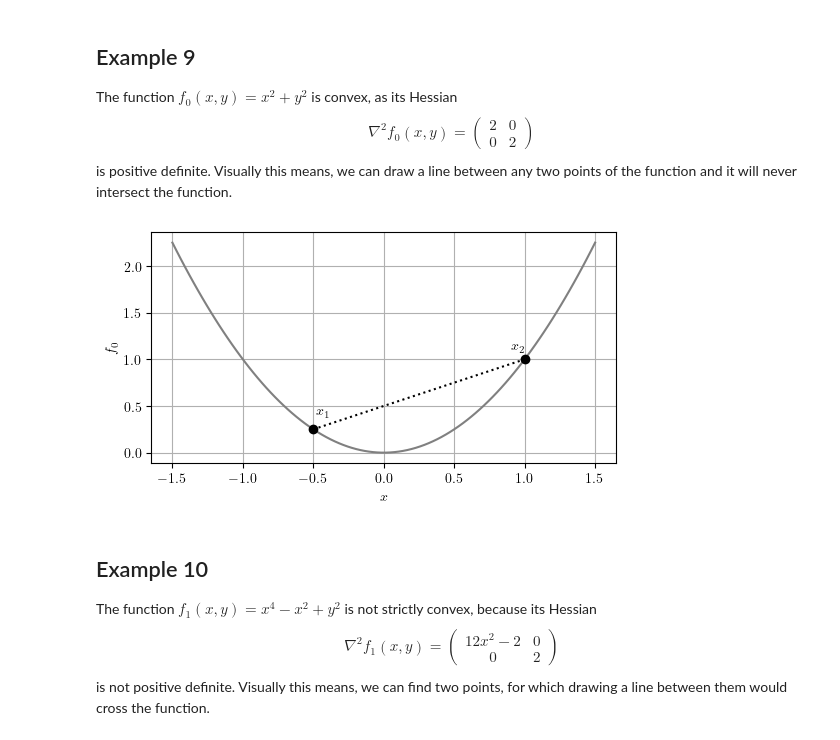
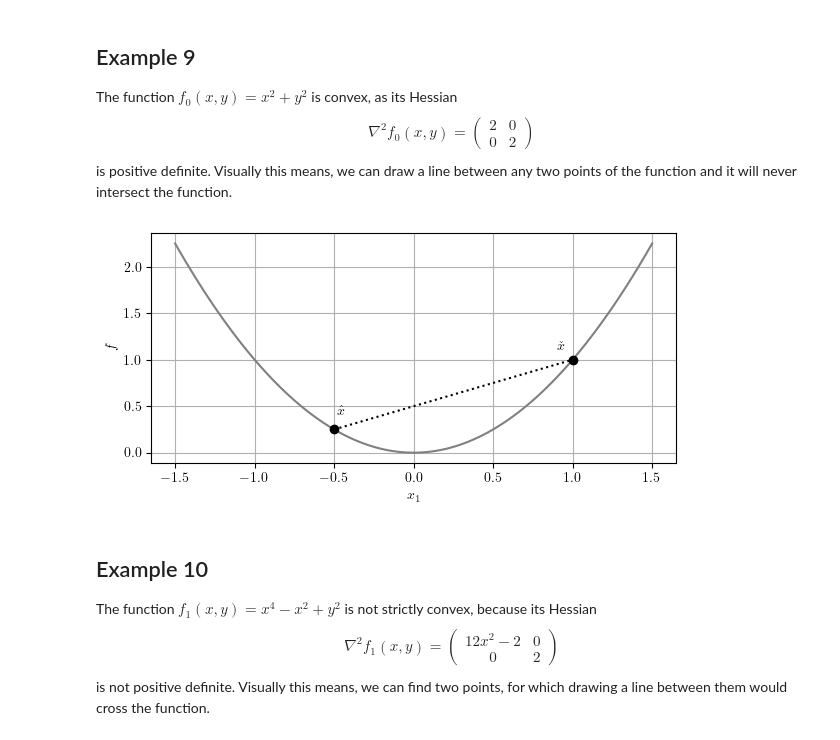
Before and after one commit to meyer-nils/structural_optimization, a Jupyter notebook: lecture_02_unconstrained_optimization.ipynb, the cells around one changed output. Drawn from its saved outputs; the diff is of its cells as text; code cells hidden in the pictures.

```diff
--- a/lecture_02_unconstrained_optimization.ipynb
+++ b/lecture_02_unconstrained_optimization.ipynb
@@ -48,24 +48,25 @@ is positive definite. Visually this means, we can draw a line between any two po
 # %%
 # Domain
 x = torch.linspace(-1.5, 1.5, 100)
 
 # Plot the function
 fig = plt.figure(figsize=(6, 3))
 plt.plot(x, x**2, "gray")
 
 # Plot settings
 plt.plot([-0.5, 1], [0.25, 1], ":k")
-plt.annotate("$x_1$", [-0.48, 0.4])
+plt.annotate("$\hat{x}$", [-0.48, 0.4])
 plt.plot([-0.5], [0.25], "ok")
 plt.plot([1.0], [1.0], "ok")
-plt.annotate("$x_2$", [0.9, 1.1])
-plt.xlabel("$x$")
-plt.ylabel("$f_0$")
+plt.annotate("$\check{x}$", [0.9, 1.1])
+plt.xlabel("$x_1$")
+plt.ylabel("$f$")
 plt.grid()
+plt.tight_layout()
 plt.savefig("figures/convex_function_0.pdf", transparent=True)
 plt.show()
 # %% [output]
-[figure, old version]
+[figure, new version]
 # %% [markdown]
 ## Example 10
 
```
Also changed, not shown: parts of 3 cells of this notebook.
